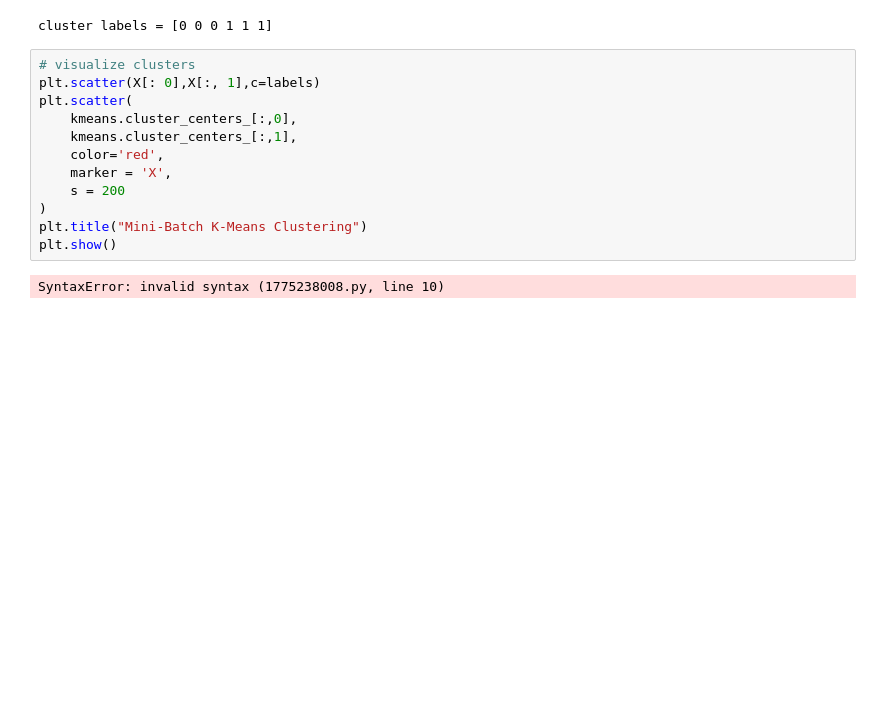
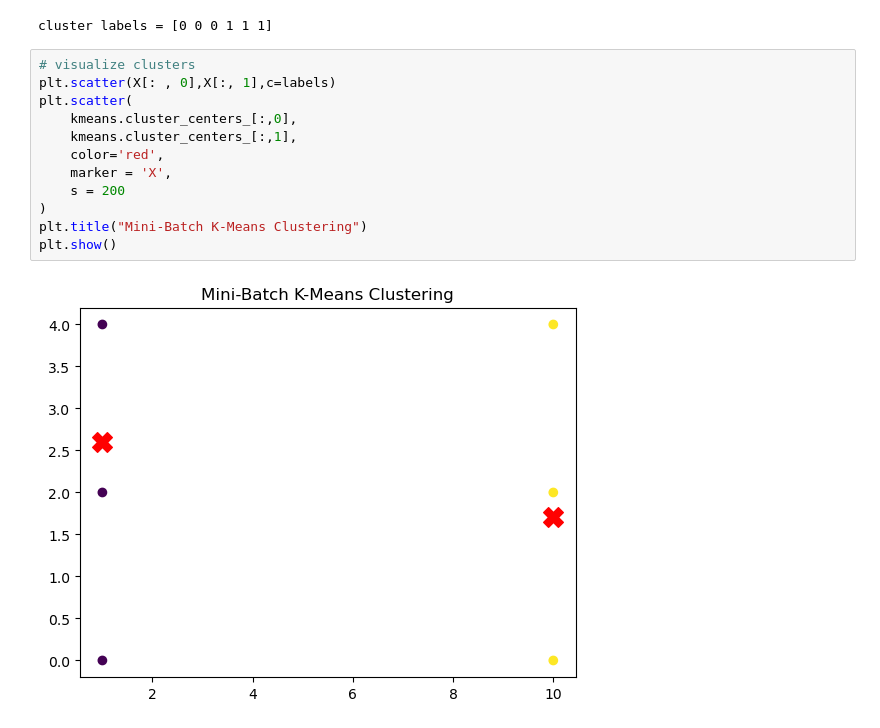
Before and after one commit to Pankaj-Str/MachineLearning, a Jupyter notebook: 16 Day - Mini-Batch K-Means Clustering/Mini-Batch K-Means Clustering_example.ipynb, the cells around one changed output. Drawn from its saved outputs; the diff is of its cells as text; blank space fills up the shorter version.

```diff
--- a/16 Day - Mini-Batch K-Means Clustering/Mini-Batch K-Means Clustering_example.ipynb
+++ b/16 Day - Mini-Batch K-Means Clustering/Mini-Batch K-Means Clustering_example.ipynb
@@ -26,15 +26,15 @@ print(f'cluster labels = {labels}')
 cluster labels = [0 0 0 1 1 1]
 # %%
 # visualize clusters
-plt.scatter(X[: 0],X[:, 1],c=labels)
+plt.scatter(X[: , 0],X[:, 1],c=labels)
 plt.scatter(
     kmeans.cluster_centers_[:,0],
     kmeans.cluster_centers_[:,1],
     color='red',
     marker = 'X',
     s = 200
 )
 plt.title("Mini-Batch K-Means Clustering")
 plt.show()
 # %% [output]
-SyntaxError: invalid syntax (1775238008.py, line 10)
+[figure, added]
```
Also changed, not shown: 5 other files.
